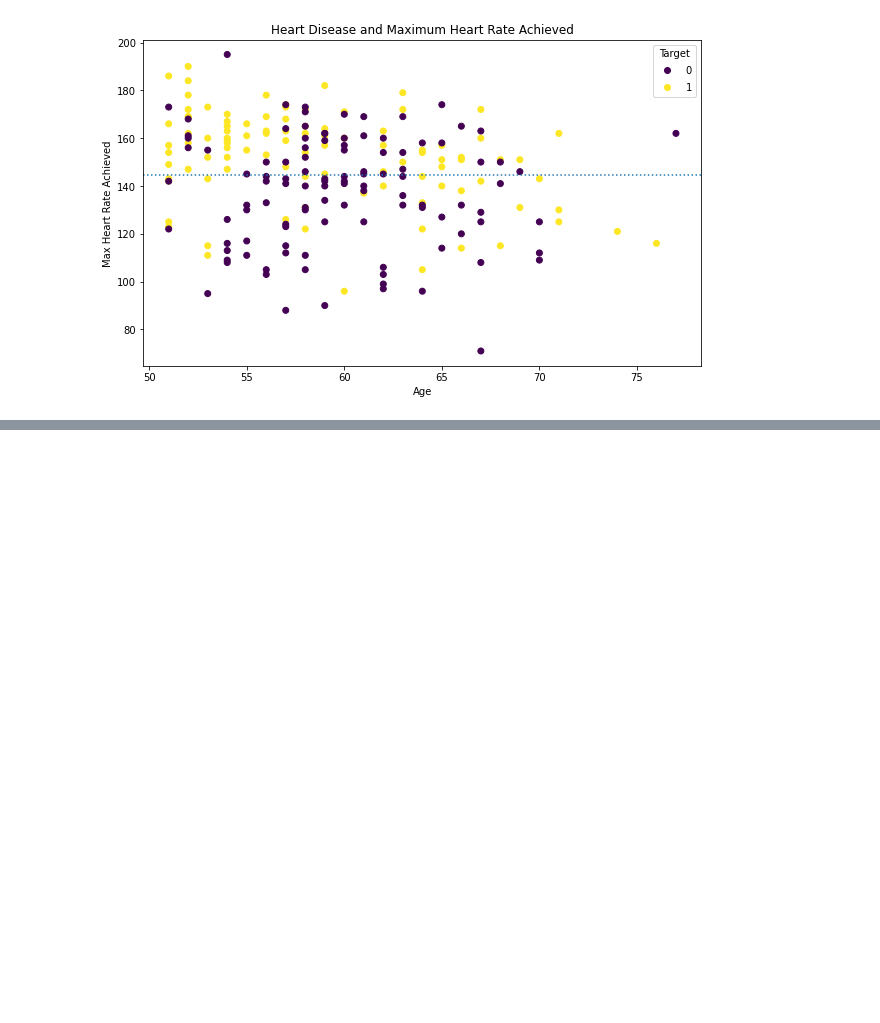
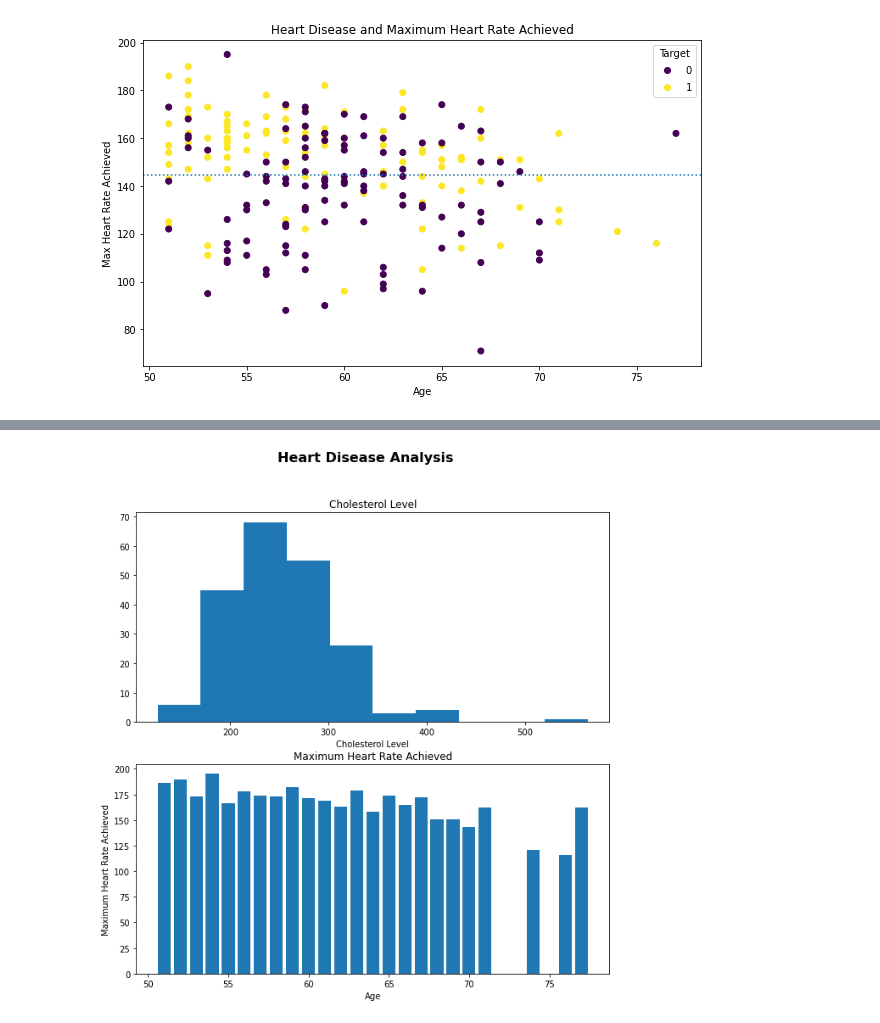
Before and after one commit to lemirser/MachineLearning, a Jupyter notebook: notebook/Introduction-to-matplotlib.ipynb, the cells around one changed output, grey strips where cells are left out. Drawn from its saved outputs; the diff is of its cells as text; code cells hidden in the pictures; blank space fills up the shorter version.

Commit message:
Matplotlib exercise

```diff
--- a/notebook/Introduction-to-matplotlib.ipynb
+++ b/notebook/Introduction-to-matplotlib.ipynb
@@ -511,0 +517,28 @@ ax1.axhline(over_50["thalach"].mean(),
+# %%
+# Exercise
+fig, (ax0,ax1) = plt.subplots(nrows=2,
+                             ncols=1,
+                             figsize=(10,10));
+
+# Adding data to ax0
+histo = ax0.hist(over_50["chol"])
+
+# Customize ax0
+ax0.set(title="Cholesterol Level",
+       xlabel="Cholesterol Level")
+
+# Adding data to ax1
+histo = ax1.bar(x=over_50["age"],
+           height=over_50["thalach"])
+
+# Customize ax1
+ax1.set(title="Maximum Heart Rate Achieved",
+       xlabel="Age",
+       ylabel="Maximum Heart Rate Achieved");
+
+# Add title to the figure
+fig.suptitle("Heart Disease Analysis",
+            fontsize=16,
+            fontweight="bold");
+# %% [output]
+[figure, added]
```
Also changed, not shown: parts of 1 cell of this notebook.
